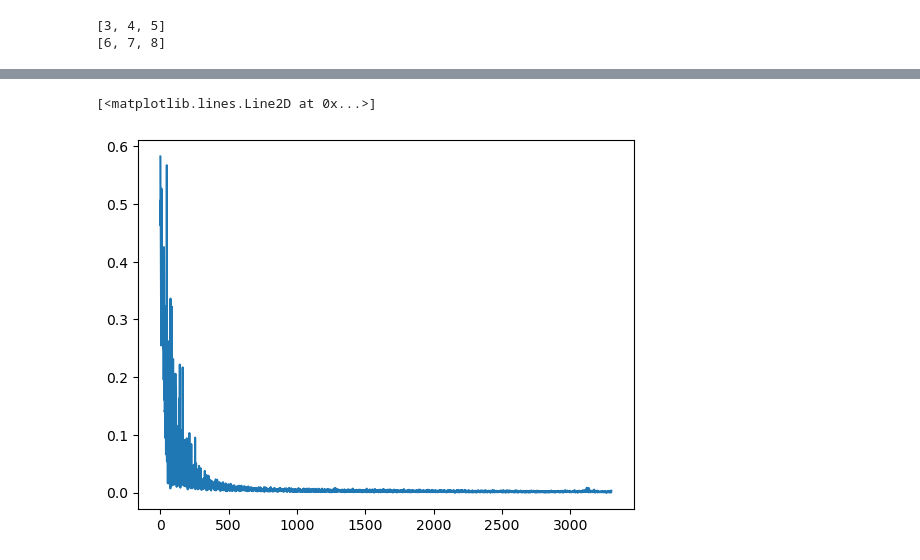
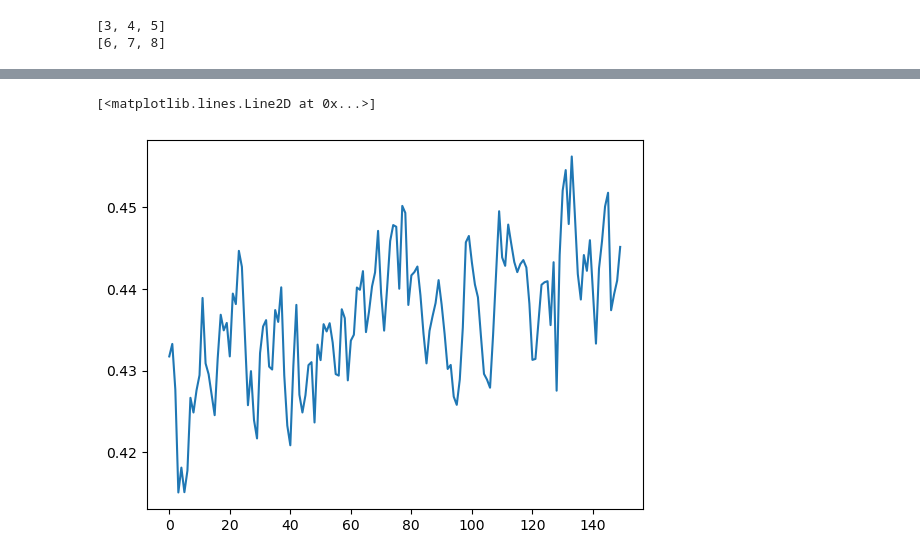
Before and after one commit to eihwood/Haystacks.AI-7, a Jupyter notebook: src/MLP_byzip.ipynb, the cells around one changed output, grey strips where cells are left out. Saved outputs shown, nothing was run; the diff lists cells and outputs as text; code cells hidden in the pictures.

```diff
--- a/src/MLP_byzip.ipynb
+++ b/src/MLP_byzip.ipynb
@@ -213,2 +341,8 @@ loss_fn = nn.MSELoss()
+# %%
+# plot test loss
+plt.plot(np.array(losses_test_dict['30002']))
+# %% [output]
+[<matplotlib.lines.Line2D at 0x...>]
+[figure, added]
 # %%
 # Training loop
@@ -244,7 +389 @@ for zipcode in df['census_zcta5_geoid'].unique():
     losses_dict[zipcode] = losses
-# %%
-# plot decreasing loss for one zip
-plt.plot(np.array(losses_dict['30002']))
-# %% [output]
-[<matplotlib.lines.Line2D at 0x...>]
-[figure, removed]
```
Also changed, not shown: parts of 17 cells of this notebook.
